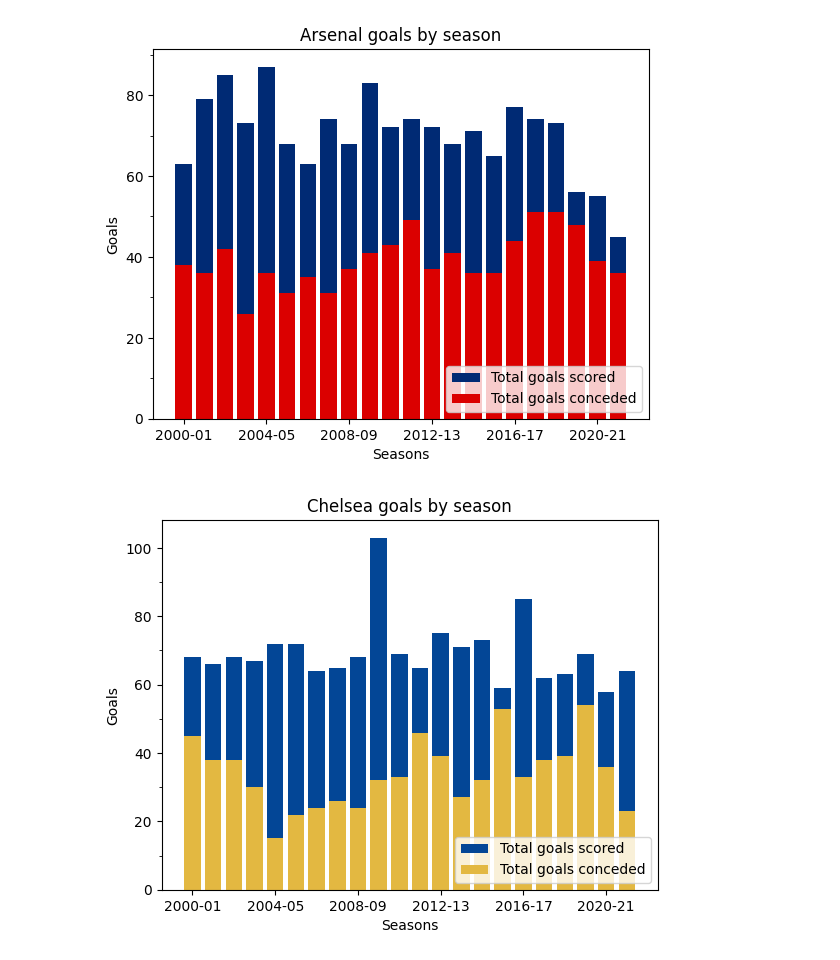
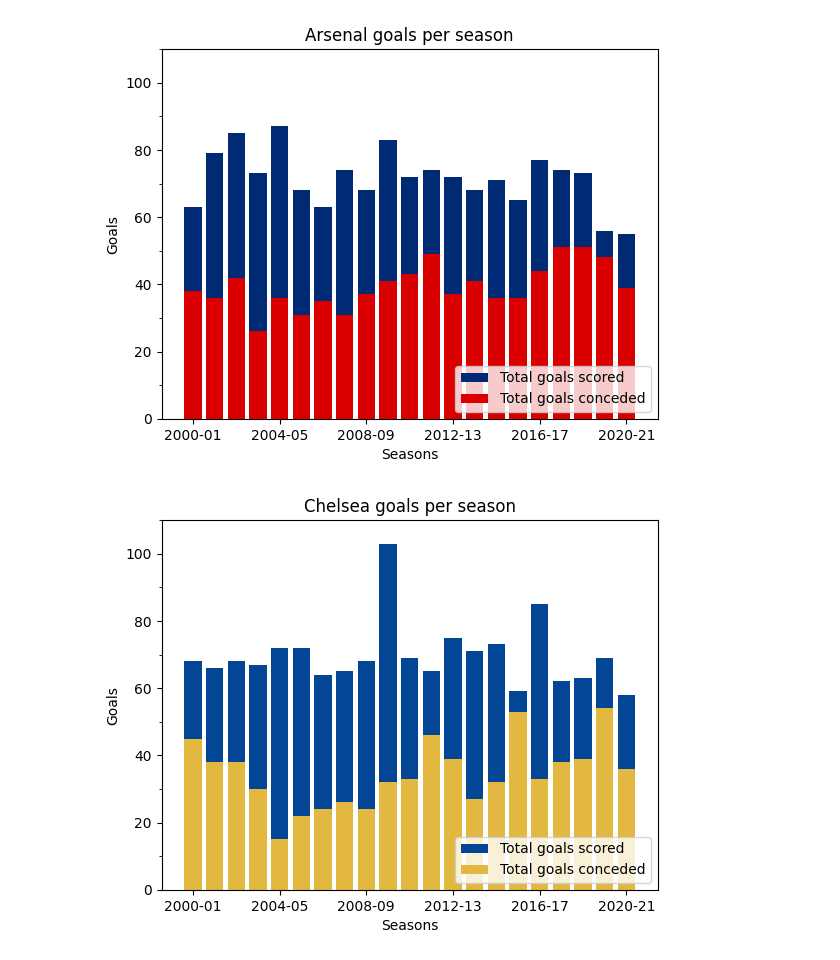
Before and after one commit to alexsandro49/premier-league-statistics-00-20, a Jupyter notebook: goals by seasons/main.ipynb, the cells around one changed output. Saved outputs shown, nothing was run; the diff lists cells and outputs as text; code cells hidden in the pictures.

```diff
--- a/goals by seasons/main.ipynb
+++ b/goals by seasons/main.ipynb
@@ -4,39 +4,41 @@ import numpy as np
 import matplotlib.pyplot as plt
 # %%
 df = pd.read_csv('../results.csv', encoding='ISO-8859-1')
-df_00_to_21 = df[df['Season'] >= '2000-01']
+df_00_to_21 = df[(df['Season'] >= '2000-01') & (df['Season'] < '2021-22')]
 # %%
-df_arsenal_by_season = df_00_to_21[df_00_to_21['HomeTeam'] == 'Arsenal'].groupby('Season').sum().reset_index()
-df_arsenal_by_season['TGS'] = df_arsenal_by_season['FTHG'] + df_00_to_21[df_00_to_21['AwayTeam'] == 'Arsenal'].groupby('Season').sum().reset_index()['FTAG']
-df_arsenal_by_season['TGC'] = df_arsenal_by_season['FTAG'] + df_00_to_21[df_00_to_21['AwayTeam'] == 'Arsenal'].groupby('Season').sum().reset_index()['FTHG']
+df_arsenal_per_season = df_00_to_21.loc[df_00_to_21['HomeTeam'] == 'Arsenal', ['Season', 'FTHG', 'FTAG']].groupby('Season').sum().reset_index()
+df_arsenal_per_season.rename(columns={'FTHG':'TGS', 'FTAG':'TGC'}, inplace=True)
+df_arsenal_per_season['TGS'] += df_00_to_21[df_00_to_21['AwayTeam'] == 'Arsenal'].groupby('Season').sum().reset_index()['FTAG']
+df_arsenal_per_season['TGC'] += df_00_to_21[df_00_to_21['AwayTeam'] == 'Arsenal'].groupby('Season').sum().reset_index()['FTHG']
 
-plt.bar(df_arsenal_by_season['Season'], df_arsenal_by_season['TGS'], label='Total goals scored', color='#002A74ff')
-plt.bar(df_arsenal_by_season['Season'], df_arsenal_by_season['TGC'], label='Total goals conceded', color='#DB0000ff')
-plt.title('Arsenal goals by season')
+plt.bar(df_arsenal_per_season['Season'], df_arsenal_per_season['TGS'], label='Total goals scored', color='#002A74ff')
+plt.bar(df_arsenal_per_season['Season'], df_arsenal_per_season['TGC'], label='Total goals conceded', color='#DB0000ff')
+plt.title('Arsenal goals per season')
 plt.xlabel('Seasons')
 plt.ylabel('Goals')
-plt.xticks([df_arsenal_by_season.loc[i, 'Season'] for i in range(0, len(df_arsenal_by_season), 4)])
-plt.yticks(np.arange(10, 91, 10), minor=True)
+plt.xticks(df_arsenal_per_season.loc[np.linspace(0, len(df_arsenal_per_season)-1, 6, dtype=int), 'Season'])
+plt.yticks(np.arange(10, 111, 10), minor=True)
 plt.legend(loc='lower right')
-plt.savefig('arsenal_goals_by_season.png')
+plt.savefig('arsenal_goals_per_season.png')
 plt.show()
 # %% [output]
-[figure, old version]
+[figure, new version]
 # %%
-df_chelsea_by_season = df_00_to_21[df_00_to_21['HomeTeam'] == 'Chelsea'].groupby('Season').sum().reset_index()
-df_chelsea_by_season['TGS'] = df_chelsea_by_season['FTHG'] + df_00_to_21[df_00_to_21['AwayTeam'] == 'Chelsea'].groupby('Season').sum().reset_index()['FTAG']
-df_chelsea_by_season['TGC'] = df_chelsea_by_season['FTAG'] + df_00_to_21[df_00_to_21['AwayTeam'] == 'Chelsea'].groupby('Season').sum().reset_index()['FTHG']
+df_chelsea_per_season = df_00_to_21.loc[df_00_to_21['HomeTeam'] == 'Chelsea', ['Season', 'FTHG', 'FTAG']].groupby('Season').sum().reset_index()
+df_chelsea_per_season.rename(columns={'FTHG':'TGS', 'FTAG':'TGC'}, inplace=True)
+df_chelsea_per_season['TGS'] += df_00_to_21[df_00_to_21['AwayTeam'] == 'Chelsea'].groupby('Season').sum().reset_index()['FTAG']
+df_chelsea_per_season['TGC'] += df_00_to_21[df_00_to_21['AwayTeam'] == 'Chelsea'].groupby('Season').sum().reset_index()['FTHG']
 
-plt.bar(df_chelsea_by_season['Season'], df_chelsea_by_season['TGS'], label='Total goals scored', color='#034696')
-plt.bar(df_chelsea_by_season['Season'], df_chelsea_by_season['TGC'], label='Total goals conceded', color='#E3B841')
-plt.title('Chelsea goals by season')
+plt.bar(df_chelsea_per_season['Season'], df_chelsea_per_season['TGS'], label='Total goals scored', color='#034696')
+plt.bar(df_chelsea_per_season['Season'], df_chelsea_per_season['TGC'], label='Total goals conceded', color='#E3B841')
+plt.title('Chelsea goals per season')
 plt.xlabel('Seasons')
 plt.ylabel('Goals')
-plt.xticks([df_chelsea_by_season.loc[i, 'Season'] for i in range(0, len(df_chelsea_by_season), 4)])
-plt.yticks(np.arange(10, 91, 10), minor=True)
+plt.xticks(df_chelsea_per_season.loc[np.linspace(0, len(df_chelsea_per_season)-1, 6, dtype=int), 'Season'])
+plt.yticks(np.arange(10, 111, 10), minor=True)
 plt.legend(loc='lower right')
-plt.savefig('chelsea_goals_by_season.png')
+plt.savefig('chelsea_goals_per_season.png')
 plt.show()
 # %% [output]
-[figure, old version]
+[figure, new version]
 # %%
```
Also changed, not shown: parts of 6 cells of this notebook, 16 other files.
